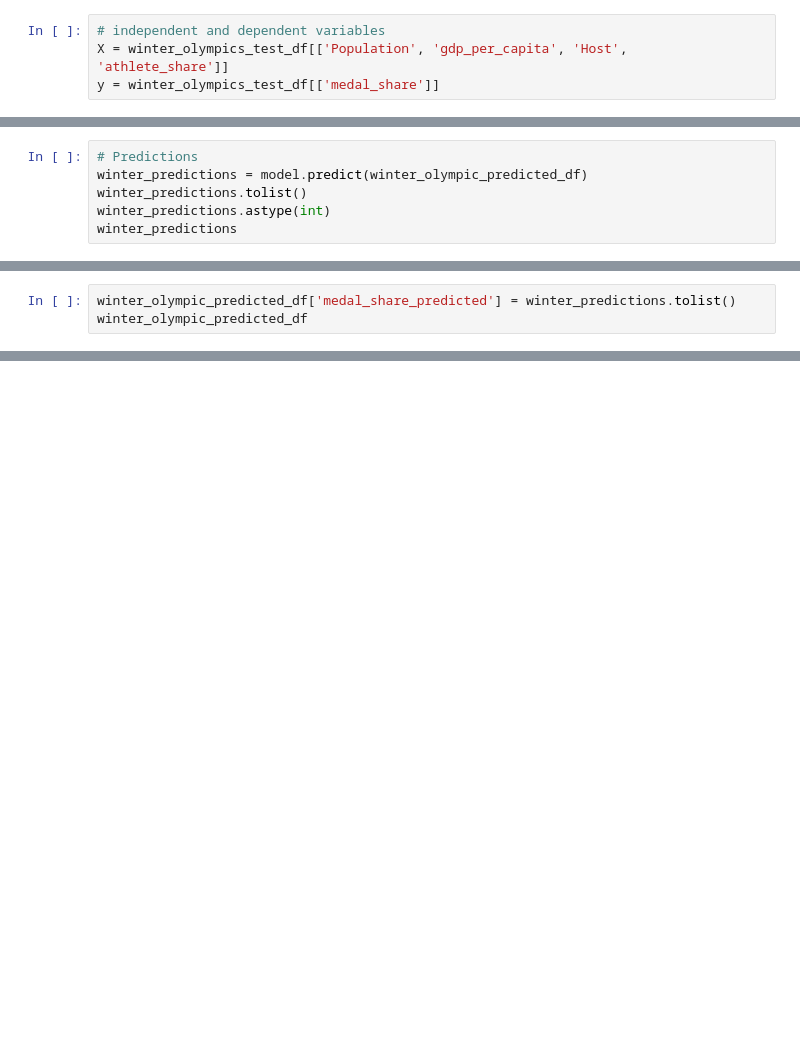
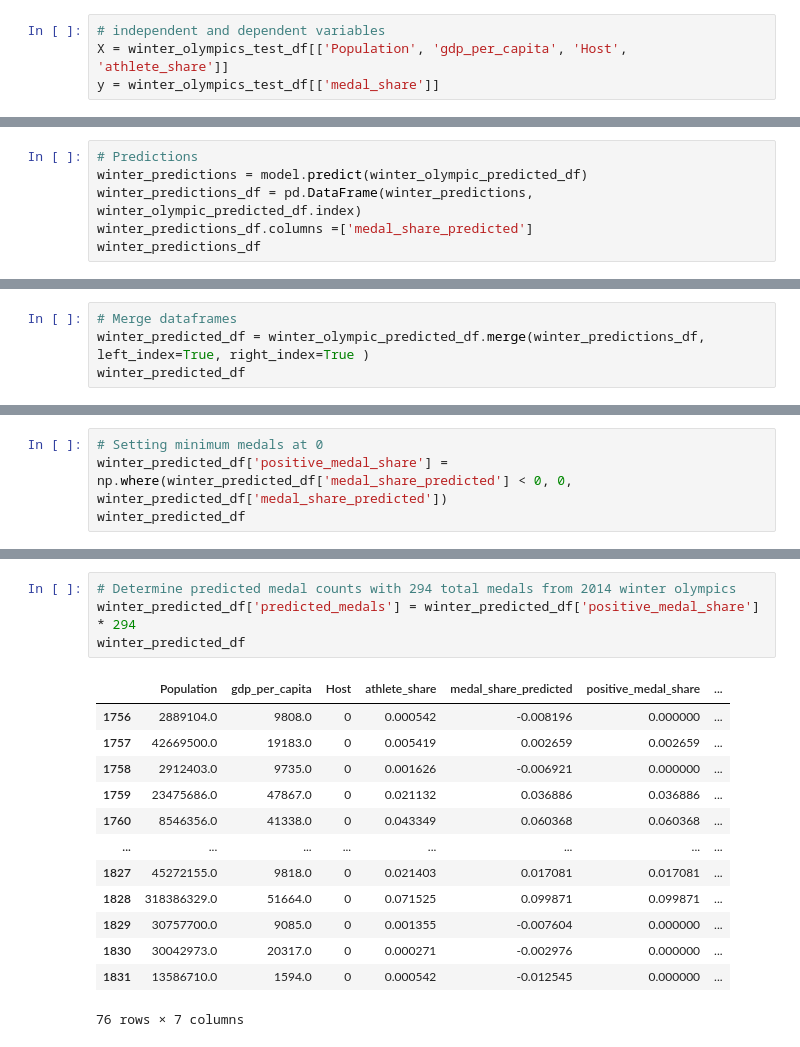
Before and after one commit to olympics2022/olympic_medal_analysis, a Jupyter notebook: Analysis/winter_ML_analysis.ipynb, the cells around one changed output, grey strips where cells are left out. Cells and saved outputs as stored; diff of their text form; blank space fills up the shorter version.

```diff
--- a/Analysis/winter_ML_analysis.ipynb
+++ b/Analysis/winter_ML_analysis.ipynb
@@ -97,7 +97,7 @@ winter_olympic_predicted_df
 # %%
 # Predictions
 winter_predictions = model.predict(winter_olympic_predicted_df)
-winter_predictions.tolist()
-winter_predictions.astype(int)
-winter_predictions
+winter_predictions_df = pd.DataFrame(winter_predictions, winter_olympic_predicted_df.index)
+winter_predictions_df.columns =['medal_share_predicted']
+winter_predictions_df
 # %% [output]
@@ -121,3 +116,0 @@ array([[-6.82090383e-03],
-# %%
-winter_olympic_predicted_df['medal_share_predicted'] = winter_predictions.tolist()
-winter_olympic_predicted_df
@@ -137,0 +117,4 @@ winter_olympic_predicted_df
+# %%
+# Merge dataframes
+winter_predicted_df = winter_olympic_predicted_df.merge(winter_predictions_df, left_index=True, right_index=True )
+winter_predicted_df
@@ -137,0 +135,4 @@ winter_olympic_predicted_df
+# %%
+# Setting minimum medals at 0
+winter_predicted_df['positive_medal_share'] = np.where(winter_predicted_df['medal_share_predicted'] < 0, 0, winter_predicted_df['medal_share_predicted'])
+winter_predicted_df
@@ -137,0 +153,18 @@ winter_olympic_predicted_df
+# %%
+# Determine predicted medal counts with 294 total medals from 2014 winter olympics
+winter_predicted_df['predicted_medals'] = winter_predicted_df['positive_medal_share'] * 294
+winter_predicted_df
+# %% [output]
+|  | Population | gdp_per_capita | Host | athlete_share | medal_share_predicted | positive_medal_share | ... |
+| 1756 | 2889104.0 | 9808.0 | 0 | 0.000542 | -0.008196 | 0.000000 | ... |
+| 1757 | 42669500.0 | 19183.0 | 0 | 0.005419 | 0.002659 | 0.002659 | ... |
+| 1758 | 2912403.0 | 9735.0 | 0 | 0.001626 | -0.006921 | 0.000000 | ... |
+| 1759 | 23475686.0 | 47867.0 | 0 | 0.021132 | 0.036886 | 0.036886 | ... |
+| 1760 | 8546356.0 | 41338.0 | 0 | 0.043349 | 0.060368 | 0.060368 | ... |
+| ... | ... | ... | ... | ... | ... | ... | ... |
+| 1827 | 45272155.0 | 9818.0 | 0 | 0.021403 | 0.017081 | 0.017081 | ... |
+| 1828 | 318386329.0 | 51664.0 | 0 | 0.071525 | 0.099871 | 0.099871 | ... |
+| 1829 | 30757700.0 | 9085.0 | 0 | 0.001355 | -0.007604 | 0.000000 | ... |
+| 1830 | 30042973.0 | 20317.0 | 0 | 0.000271 | -0.002976 | 0.000000 | ... |
+| 1831 | 13586710.0 | 1594.0 | 0 | 0.000542 | -0.012545 | 0.000000 | ... |
+76 rows × 7 columns
```
Also changed, not shown: parts of 12 cells of this notebook, 1 other file.
